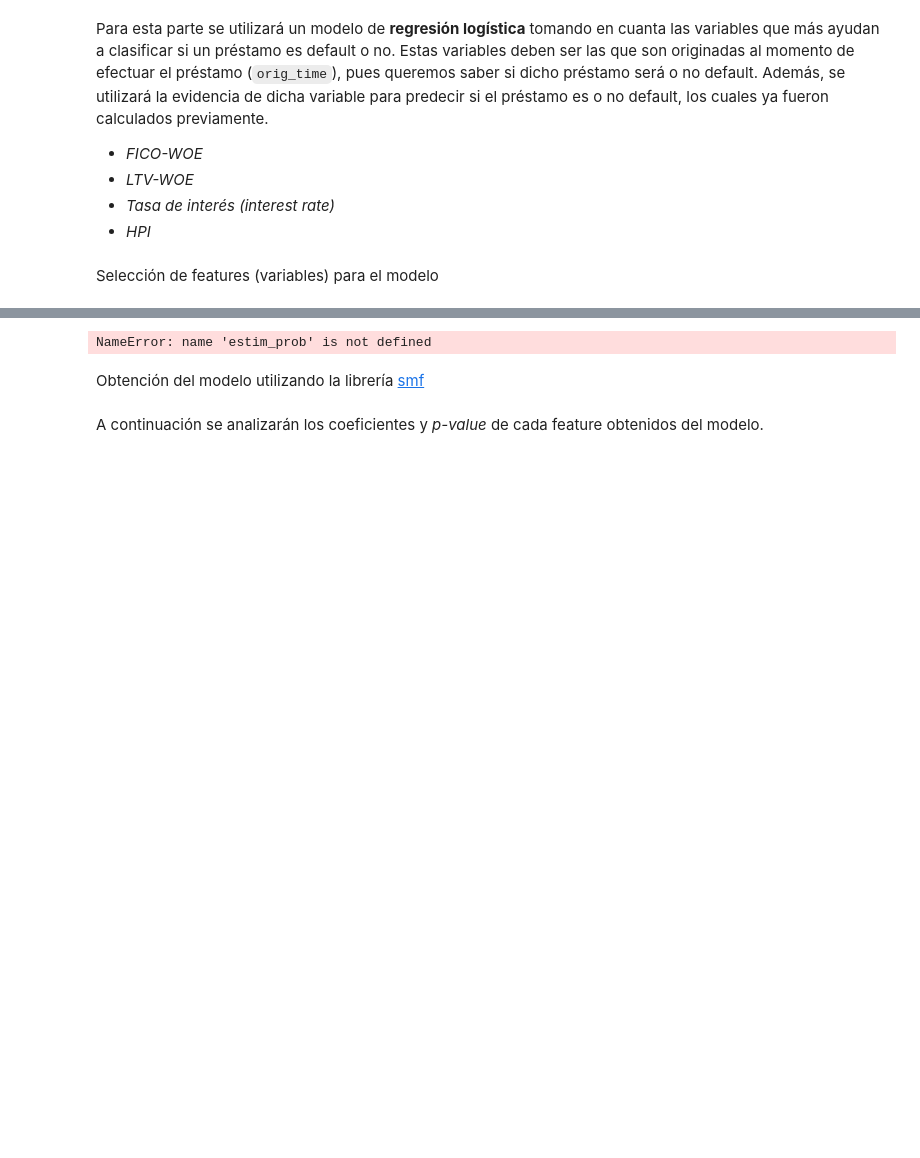
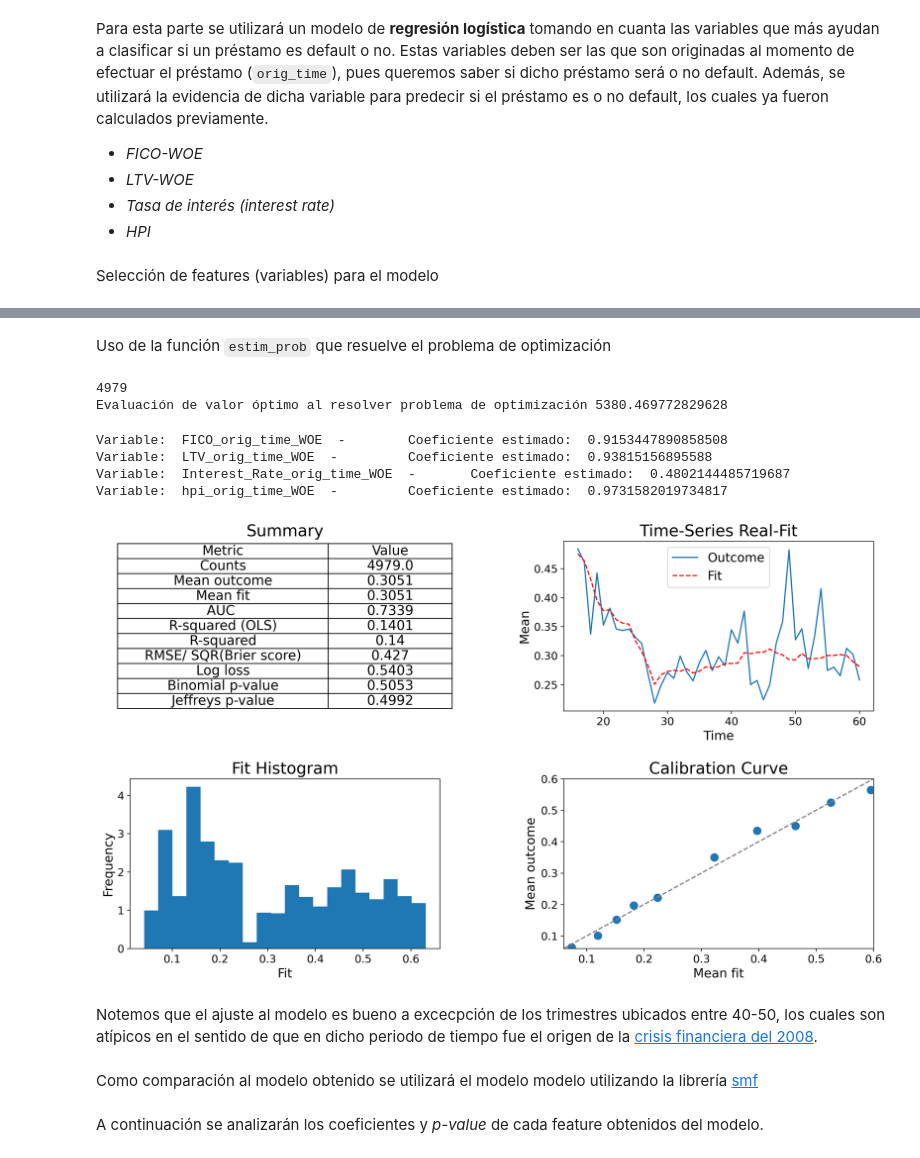
Before and after one commit to arenitss/Proyecto_Final_Analisis_Numerico_Computo_Cientifico, a Jupyter notebook: Reporte/Reporte.ipynb, the cells around one changed output, grey strips where cells are left out. Cells and saved outputs as stored; diff of their text form; code cells hidden in the pictures; blank space fills up the shorter version.

```diff
--- a/Reporte/Reporte.ipynb
+++ b/Reporte/Reporte.ipynb
@@ -562,11 +560,11 @@ data_modelling = selected_data[["id","REtype_CO_orig_time","REtype_PU_orig_time"
 # %% [markdown]
 Seleccionamos los préstamos que fueron catalogados en *default* (no cumplir con la obligación de pago) en su respectivo trimestre
 # %%
-data_default = data_modelling[(data2.default_time == 1)]
+data_default = data_modelling[(data_modelling.default_time == 1)]
 # %% [markdown]
 Ahora los que no catalogados como *default*
 # %%
-data_no_default_aux = data2[~data2.id.isin(data_default.id.values)]
+data_no_default_aux = data_modelling[~data_modelling.id.isin(data_default.id.values)]
 data_no_default = data_no_default_aux.drop_duplicates(subset = ["id"])
 # %% [markdown]
 Y por último juntamos ambas particiones, esto con el fin de tener ordenada la base de datos en relación a la variable dependiente.
@@ -660,12 +678,34 @@ data_score_regresion = data_score[["id","default_time", "FICO_orig_time_WOE",
 # %%
 variables = ["default_time",
              "FICO_orig_time_WOE", "LTV_orig_time_WOE", "Interest_Rate_orig_time_WOE", "hpi_orig_time_WOE"]
+# %% [markdown]
+Uso de la función `estim_prob` que resuelve el problema de optimización
 # %%
-pronostico = estim_prob(data_score_regresion, variables)
+pronostico, model = estim_prob(data_score_regresion, variables)
 # %% [output]
-NameError: name 'estim_prob' is not defined
+4979
+Evaluación de valor óptimo al resolver problema de optimización 5380.469772829628
+# %%
+for i in range(1,5):
+    print('Variable: ', variables[i], ' - \tCoeficiente estimado: ', model[i])
+# %% [output]
+Variable:  FICO_orig_time_WOE  -        Coeficiente estimado:  0.9153447890858508
+Variable:  LTV_orig_time_WOE  -         Coeficiente estimado:  0.93815156895588
+Variable:  Interest_Rate_orig_time_WOE  -       Coeficiente estimado:  0.4802144485719687
+Variable:  hpi_orig_time_WOE  -         Coeficiente estimado:  0.9731582019734817
+# %%
+data_time = pd.merge(data_score_regresion, selected_data['time'], left_index=True, right_index=True)
+# %%
+PD_logit_model = pd.DataFrame(pronostico, columns=['PD_logit_model'])
+data2 = pd.merge(data_time[['default_time','time']],
+                 PD_logit_model, right_index=True, left_index=True)
+validation(data2.PD_logit_model, data2.default_time, data2.time)
+# %% [output]
+[figure, added]
+# %% [markdown]
+Notemos que el ajuste al modelo es bueno a excecpción de los trimestres ubicados entre 40-50, los cuales son atípicos en el sentido de que en dicho periodo de tiempo fue el origen de la [crisis financiera del 2008](https://es.wikipedia.org/wiki/Crisis_financiera_de_2008).
 # %% [markdown]
-Obtención del modelo utilizando la librería [smf](https://www.statsmodels.org/stable/generated/statsmodels.formula.api.ols.html)
+Como comparación al modelo obtenido se utilizará el modelo modelo utilizando la librería [smf](https://www.statsmodels.org/stable/generated/statsmodels.formula.api.ols.html)
 # %%
 model_score = smf.glm('default_time ~ FICO_orig_time_WOE + LTV_orig_time_WOE + \
                       Interest_Rate_orig_time_WOE + hpi_orig_time_WOE',
```
Also changed, not shown: parts of 37 cells of this notebook, 1 other file.
